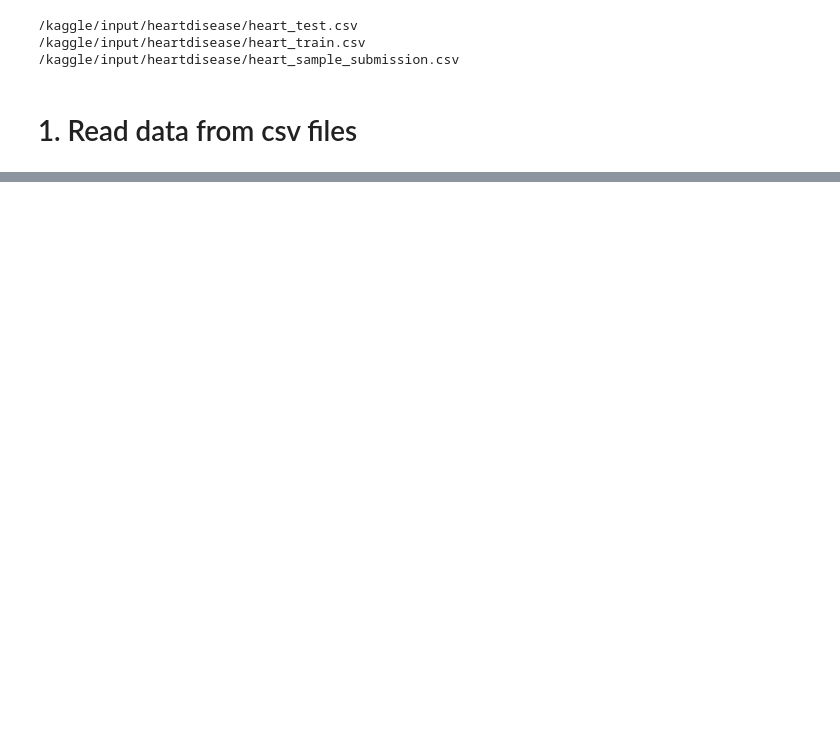
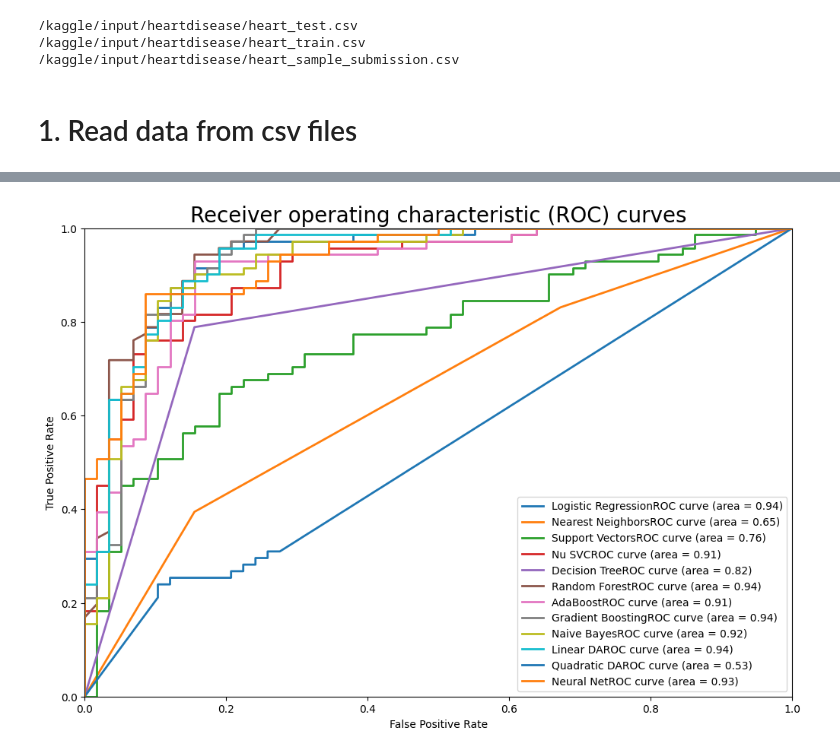
Before and after one commit to nnhphong/DS3-Datathon-2024, a Jupyter notebook: ds3-datathon-heart-disease/datathon-ds3-heart-disease.ipynb, the cells around one changed output, grey strips where cells are left out. Saved outputs shown, nothing was run; the diff lists cells and outputs as text; code cells hidden in the pictures; blank space fills up the shorter version.

Commit message:
feat: add metrics, models and comments for the notebook

```diff
--- a/ds3-datathon-heart-disease/datathon-ds3-heart-disease.ipynb
+++ b/ds3-datathon-heart-disease/datathon-ds3-heart-disease.ipynb
@@ -154,3 +102,0 @@ def output(pred):
-# %%
-pred = pip.predict(X_test)
-output(pred)
@@ -192,3 +102,0 @@ Pipeline(steps=[('preprocessor',
-# %%
-pred = pip.predict(X_test)
-output(pred)
@@ -196,0 +221,31 @@ This model trends to perform slightly better than the previous one with RandomFo
+# %%
+names = [
+    'Logistic Regression',
+    'Nearest Neighbors',
+    'Support Vectors',
+    'Nu SVC',
+    'Decision Tree',
+    'Random Forest',
+    'AdaBoost',
+    'Gradient Boosting',
+    'Naive Bayes',
+    'Linear DA',
+    'Quadratic DA',
+    'Neural Net'
+]
+seed = 0
+classifiers = [
+    LogisticRegression(solver='liblinear', random_state=seed),
+    KNeighborsClassifier(2),
+    SVC(probability=True, random_state=seed),
+    NuSVC(probability=True, random_state=seed),
+    DecisionTreeClassifier(random_state=seed),
+    RandomForestClassifier(random_state=seed),
+    AdaBoostClassifier(random_state=seed),
+    GradientBoostingClassifier(random_state=seed),
+    GaussianNB(),
+    LinearDiscriminantAnalysis(),
+    QuadraticDiscriminantAnalysis(),
+    MLPClassifier(random_state=seed),
+]
+fit_models(names, classifiers).sort_values(by="Accuracy", ascending=False)
@@ -196,0 +266,4 @@ This model trends to perform slightly better than the previous one with RandomFo
+# %%
+plot_roc_curves(names, classifiers)
+# %% [output]
+[figure, added]
```
Also changed, not shown: parts of 28 cells of this notebook.
